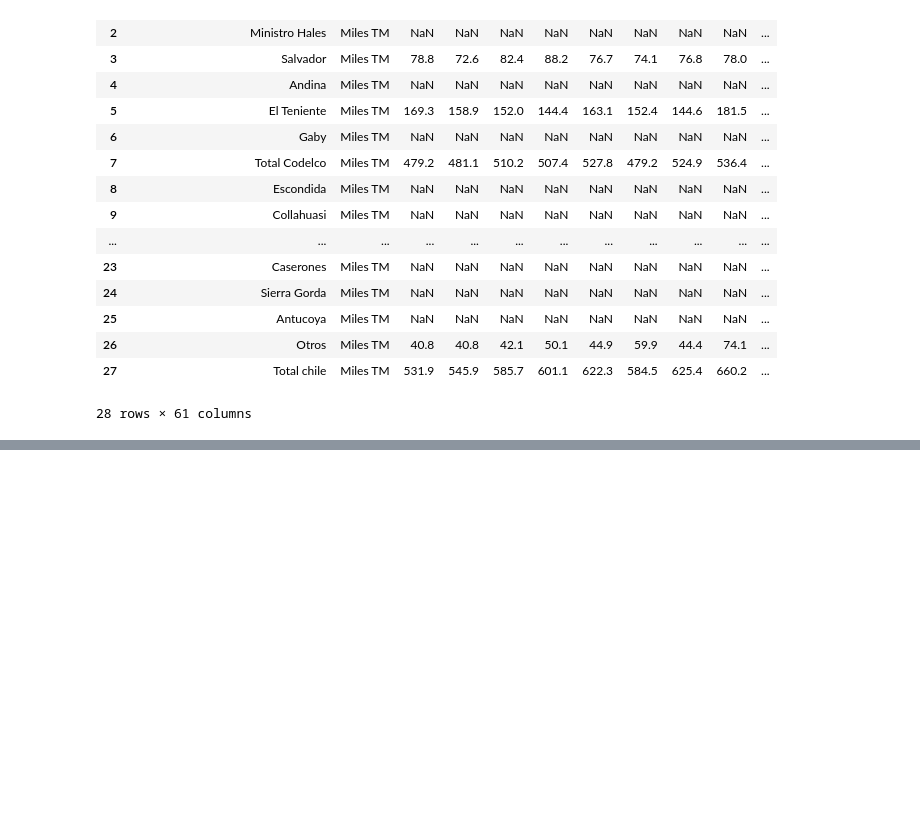
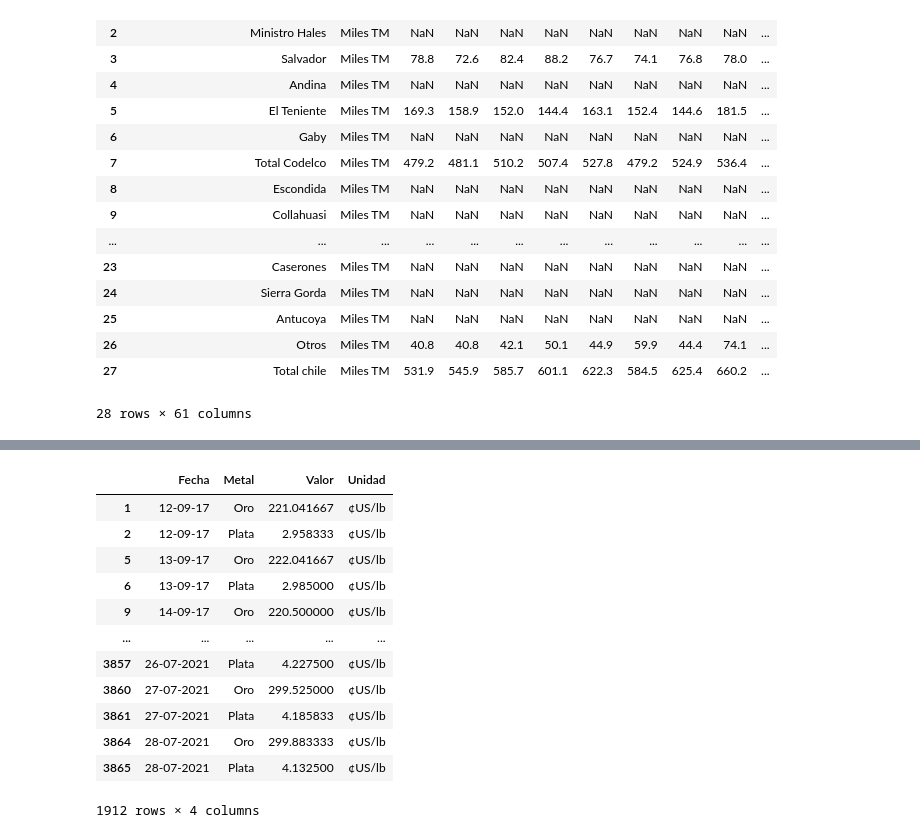
Before and after one commit to ThareauB/Proyecto-libertadores, a Jupyter notebook: mineria.ipynb, the cells around one changed output, grey strips where cells are left out. Saved outputs shown, nothing was run; the diff lists cells and outputs as text; code cells hidden in the pictures; blank space fills up the shorter version.

```diff
--- a/mineria.ipynb
+++ b/mineria.ipynb
@@ -45,0 +71,21 @@ df_produccion
+# %%
+pp = df_precios[df_precios['Unidad']== 'US$/ozt']
+pp['Valor'] = pp['Valor'].apply(lambda x: x.replace(',', '') if type(x)==str else x)
+pp['Valor'] = pp['Valor'].astype('float')
+pp['Valor'] = pp['Valor'].apply(lambda x: x * (1 / 6))
+pp['Unidad'] = '¢US/lb'
+pp
+# %% [output]
+|  | Fecha | Metal | Valor | Unidad |
+| 1 | 12-09-17 | Oro | 221.041667 | ¢US/lb |
+| 2 | 12-09-17 | Plata | 2.958333 | ¢US/lb |
+| 5 | 13-09-17 | Oro | 222.041667 | ¢US/lb |
+| 6 | 13-09-17 | Plata | 2.985000 | ¢US/lb |
+| 9 | 14-09-17 | Oro | 220.500000 | ¢US/lb |
+| ... | ... | ... | ... | ... |
+| 3857 | 26-07-2021 | Plata | 4.227500 | ¢US/lb |
+| 3860 | 27-07-2021 | Oro | 299.525000 | ¢US/lb |
+| 3861 | 27-07-2021 | Plata | 4.185833 | ¢US/lb |
+| 3864 | 28-07-2021 | Oro | 299.883333 | ¢US/lb |
+| 3865 | 28-07-2021 | Plata | 4.132500 | ¢US/lb |
+1912 rows × 4 columns
```
Also changed, not shown: parts of 12 cells of this notebook.
